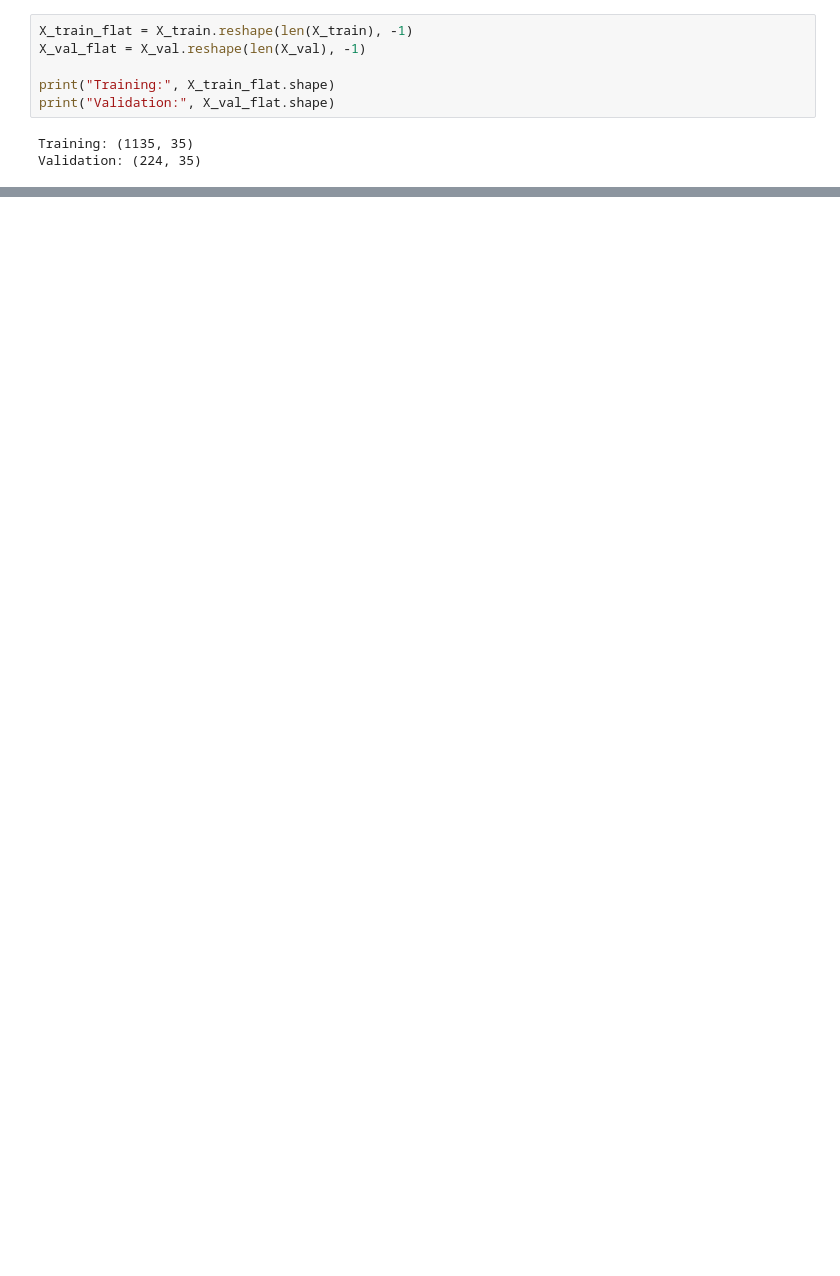
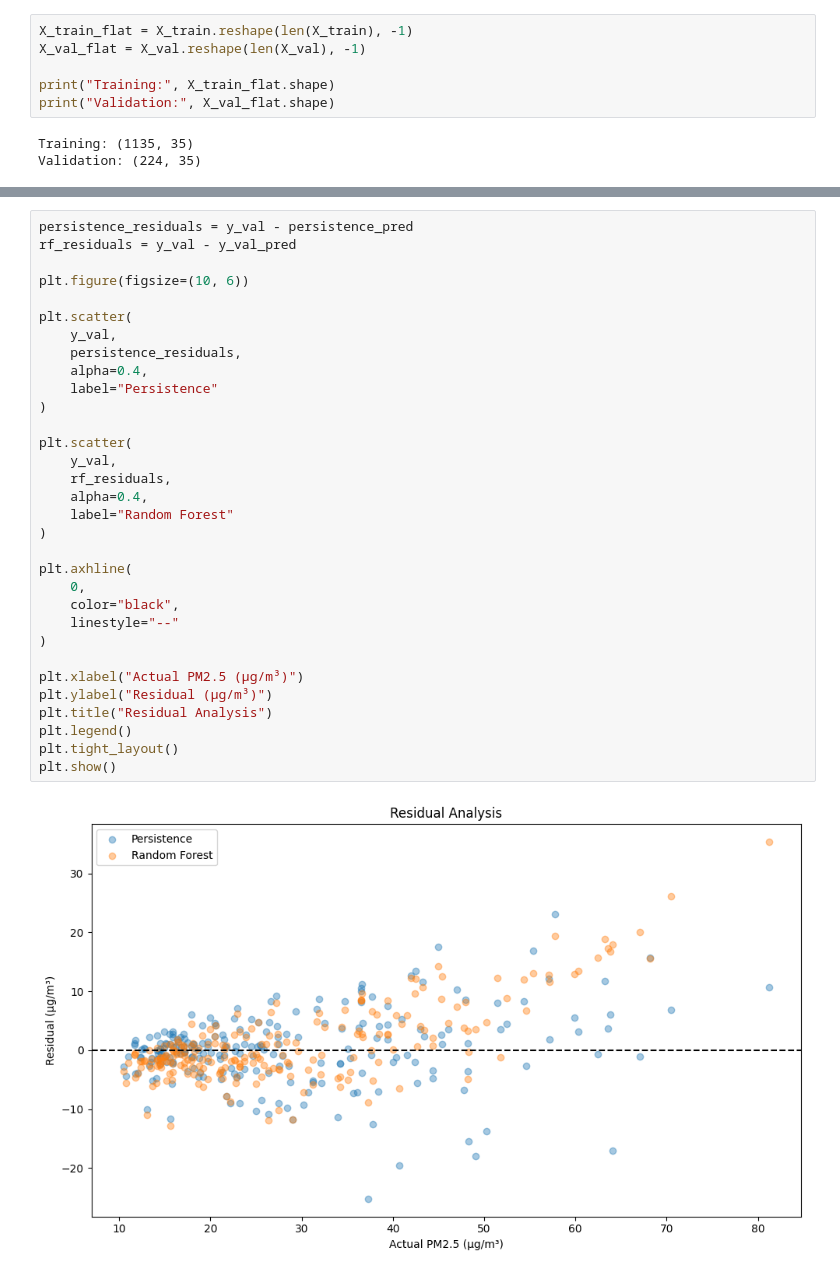
Before and after one commit to mapadeawdai/PM2.5_Prediction, a Jupyter notebook: main.ipynb, the cells around one changed output, grey strips where cells are left out. Cells and saved outputs as stored; diff of their text form; blank space fills up the shorter version.

```diff
--- a/main.ipynb
+++ b/main.ipynb
@@ -1074,0 +1263,34 @@ Validation: (224, 35)
+# %%
+persistence_residuals = y_val - persistence_pred
+rf_residuals = y_val - y_val_pred
+
+plt.figure(figsize=(10, 6))
+
+plt.scatter(
+    y_val,
+    persistence_residuals,
+    alpha=0.4,
+    label="Persistence"
+)
+
+plt.scatter(
+    y_val,
+    rf_residuals,
+    alpha=0.4,
+    label="Random Forest"
+)
+
+plt.axhline(
+    0,
+    color="black",
+    linestyle="--"
+)
+
+plt.xlabel("Actual PM2.5 (µg/m³)")
+plt.ylabel("Residual (µg/m³)")
+plt.title("Residual Analysis")
+plt.legend()
+plt.tight_layout()
+plt.show()
+# %% [output]
+[figure, added]
```
Also changed, not shown: parts of 23 cells of this notebook.
